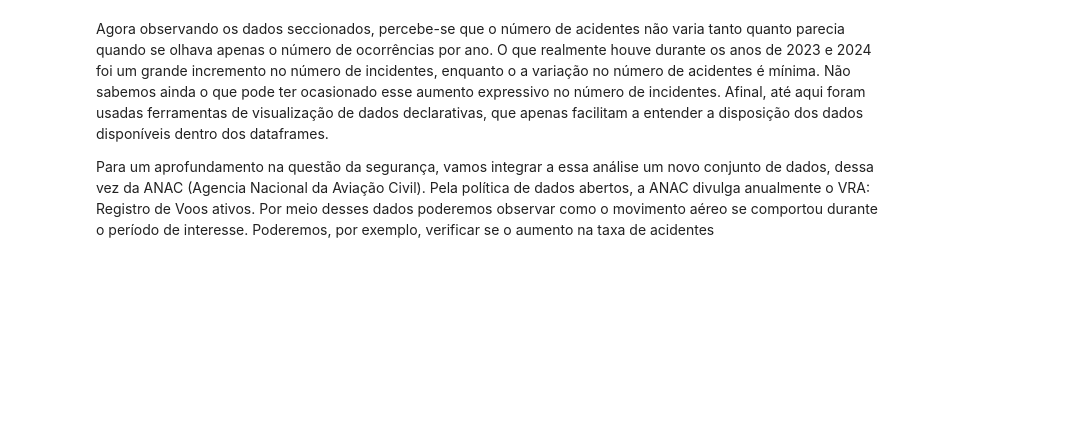
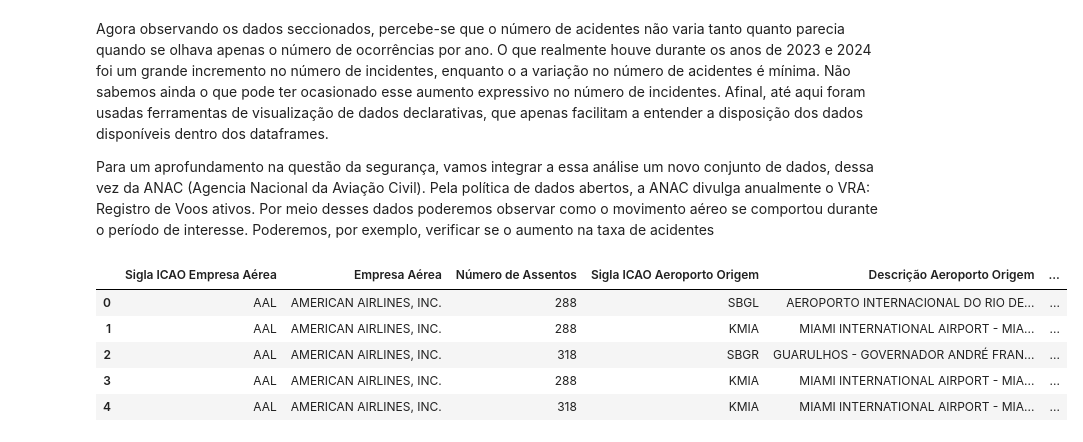
Before and after one commit to fmariane/sprint1-mvp, a Jupyter notebook: source/mvp.ipynb, the cells around one changed output. Saved outputs shown, nothing was run; the diff lists cells and outputs as text; code cells hidden in the pictures; blank space fills up the shorter version.

```diff
--- a/source/mvp.ipynb
+++ b/source/mvp.ipynb
@@ -102,3 +107,45 @@ plt.show()
 Agora observando os dados seccionados, percebe-se que o número de acidentes não varia tanto quanto parecia quando se olhava apenas o número de ocorrências por ano. O que realmente houve durante os anos de 2023 e 2024 foi um grande incremento no número de incidentes, enquanto o a variação no número de acidentes é mínima. Não sabemos ainda o que pode ter ocasionado esse aumento expressivo no número de incidentes. Afinal, até aqui foram usadas ferramentas de visualização de dados declarativas, que apenas facilitam a entender a disposição dos dados disponíveis dentro dos dataframes.
 
 Para um aprofundamento na questão da segurança, vamos integrar a essa análise um novo conjunto de dados, dessa vez da ANAC (Agencia Nacional da Aviação Civil). Pela política de dados abertos, a ANAC divulga anualmente o VRA: Registro de Voos ativos. Por meio desses dados poderemos observar como o movimento aéreo se comportou durante o período de interesse. Poderemos, por exemplo, verificar se o aumento na taxa de acidentes
+# %%
+cols=["Sigla ICAO Empresa Aérea","Empresa Aérea","Número de Assentos","Sigla ICAO Aeroporto Origem",
+       "Descrição Aeroporto Origem","Sigla ICAO Aeroporto Destino","Descrição Aeroporto Destino","Situação Voo"]
+df_vra_2023 = loader.load_dataframe(datasources["vra_2023_01"],
+datasources["vra_2023_02"],
+datasources["vra_2023_03"],
+datasources["vra_2023_04"],
+datasources["vra_2023_05"],
+datasources["vra_2023_06"],
+datasources["vra_2023_07"],
+datasources["vra_2023_08"],
+datasources["vra_2023_09"],
+datasources["vra_2023_10"],
+datasources["vra_2023_11"],
+datasources["vra_2023_12"],
+usecols=cols,encoding="utf-8")
+
+df_vra_2024 = loader.load_dataframe(datasources["vra_2024_01"],
+datasources["vra_2024_02"],
+datasources["vra_2024_03"],
+datasources["vra_2024_04"],
+datasources["vra_2024_05"],
+datasources["vra_2024_06"],
+datasources["vra_2024_07"],
+datasources["vra_2024_08"],
+datasources["vra_2024_09"],
+datasources["vra_2024_10"],
+datasources["vra_2024_11"],
+datasources["vra_2024_12"],
+usecols=cols,encoding="utf-8")
+# %%
+from IPython.display import display
+
+display(df_vra_2023.head())
+display(df_vra_2024.head())
+# %% [output]
+|  | Sigla ICAO Empresa Aérea | Empresa Aérea | Número de Assentos | Sigla ICAO Aeroporto Origem | Descrição Aeroporto Origem | ... |
+| 0 | AAL | AMERICAN AIRLINES, INC. | 288 | SBGL | AEROPORTO INTERNACIONAL DO RIO DE... | ... |
+| 1 | AAL | AMERICAN AIRLINES, INC. | 288 | KMIA | MIAMI INTERNATIONAL AIRPORT - MIA... | ... |
+| 2 | AAL | AMERICAN AIRLINES, INC. | 318 | SBGR | GUARULHOS - GOVERNADOR ANDRÉ FRAN... | ... |
+| 3 | AAL | AMERICAN AIRLINES, INC. | 288 | KMIA | MIAMI INTERNATIONAL AIRPORT - MIA... | ... |
+| 4 | AAL | AMERICAN AIRLINES, INC. | 318 | KMIA | MIAMI INTERNATIONAL AIRPORT - MIA... | ... |
```
Also changed, not shown: parts of 2 cells of this notebook, 3 other files.
